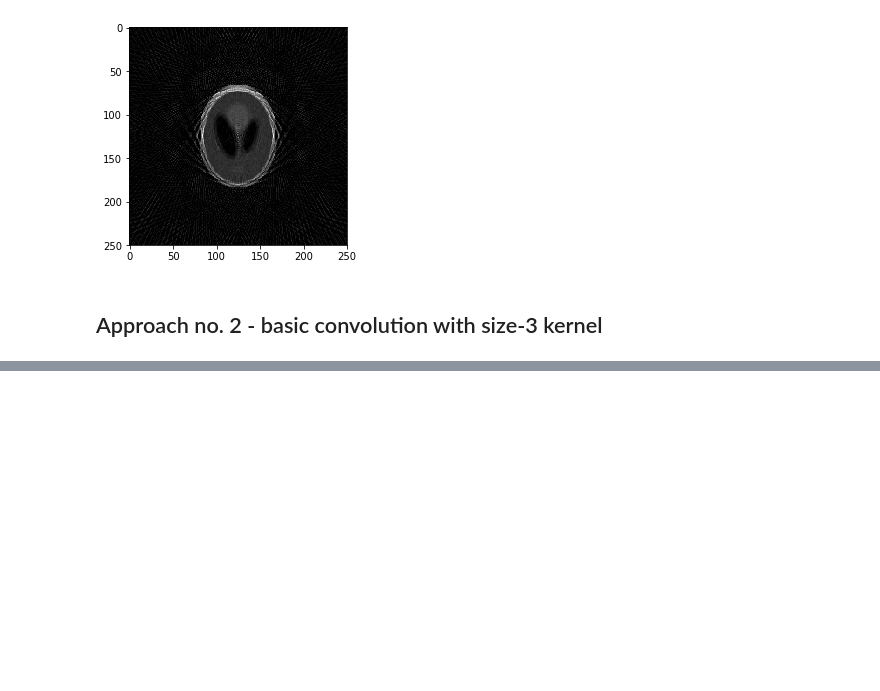
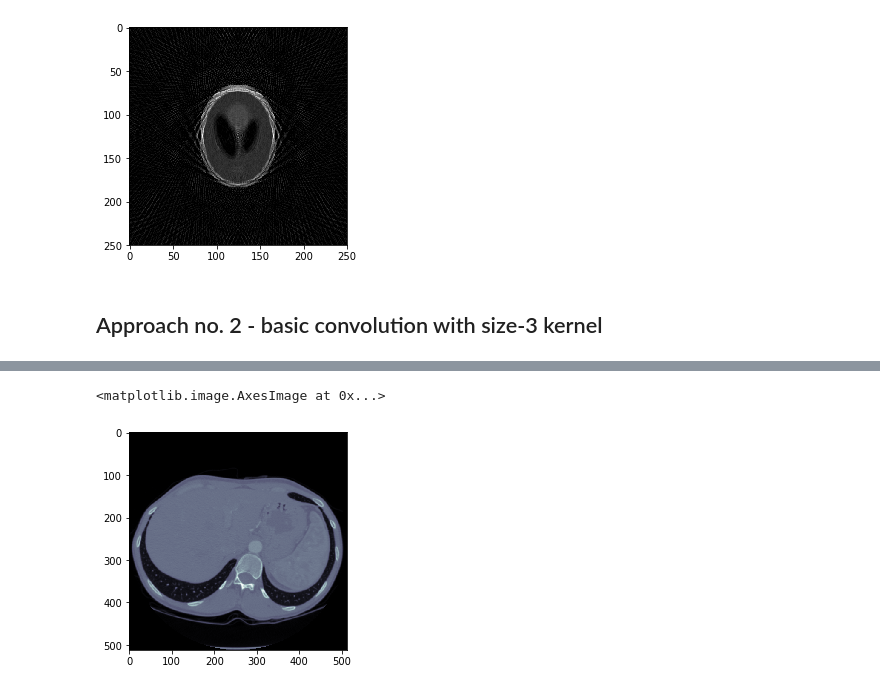
Before and after one commit to damianhorna/backprojection-tomography, a Jupyter notebook: sinogram.ipynb, the cells around one changed output, grey strips where cells are left out. Cells and saved outputs as stored; diff of their text form; code cells hidden in the pictures; blank space fills up the shorter version.

Commit message:
added dicom for reading images

```diff
--- a/sinogram.ipynb
+++ b/sinogram.ipynb
@@ -215,0 +218,3 @@ plt.imshow(restored, cmap='gray')
+# %%
+dataset = pydicom.dcmread('img/ex1.dcm')
+dataset.PatientName
@@ -215,0 +243,6 @@ plt.imshow(restored, cmap='gray')
+# %%
+#dataset.PixelData
+plt.imshow(dataset.pixel_array, cmap=plt.cm.bone)
+# %% [output]
+<matplotlib.image.AxesImage at 0x...>
+[figure, added]
```
Also changed, not shown: parts of 5 cells of this notebook, 1 other file.
